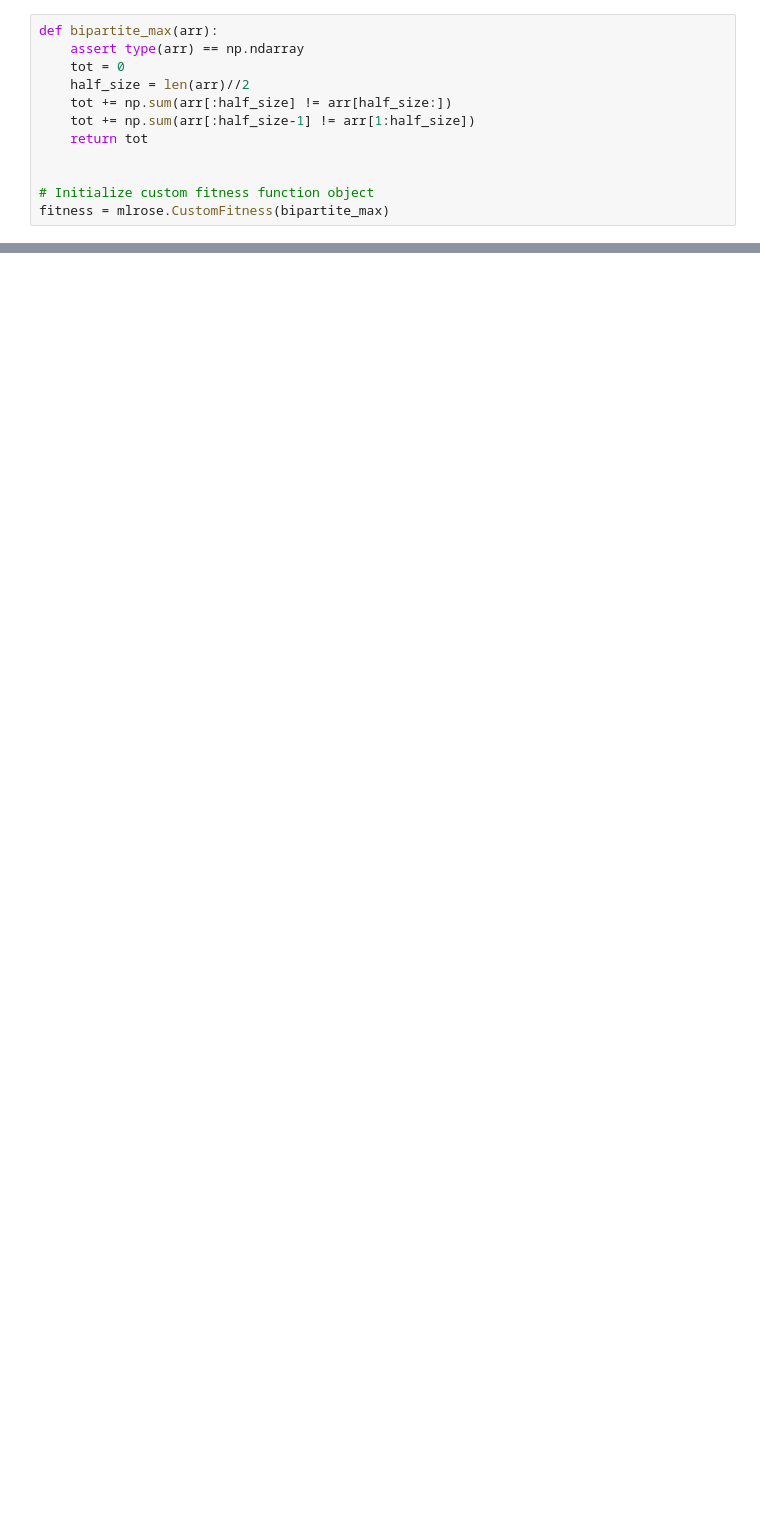
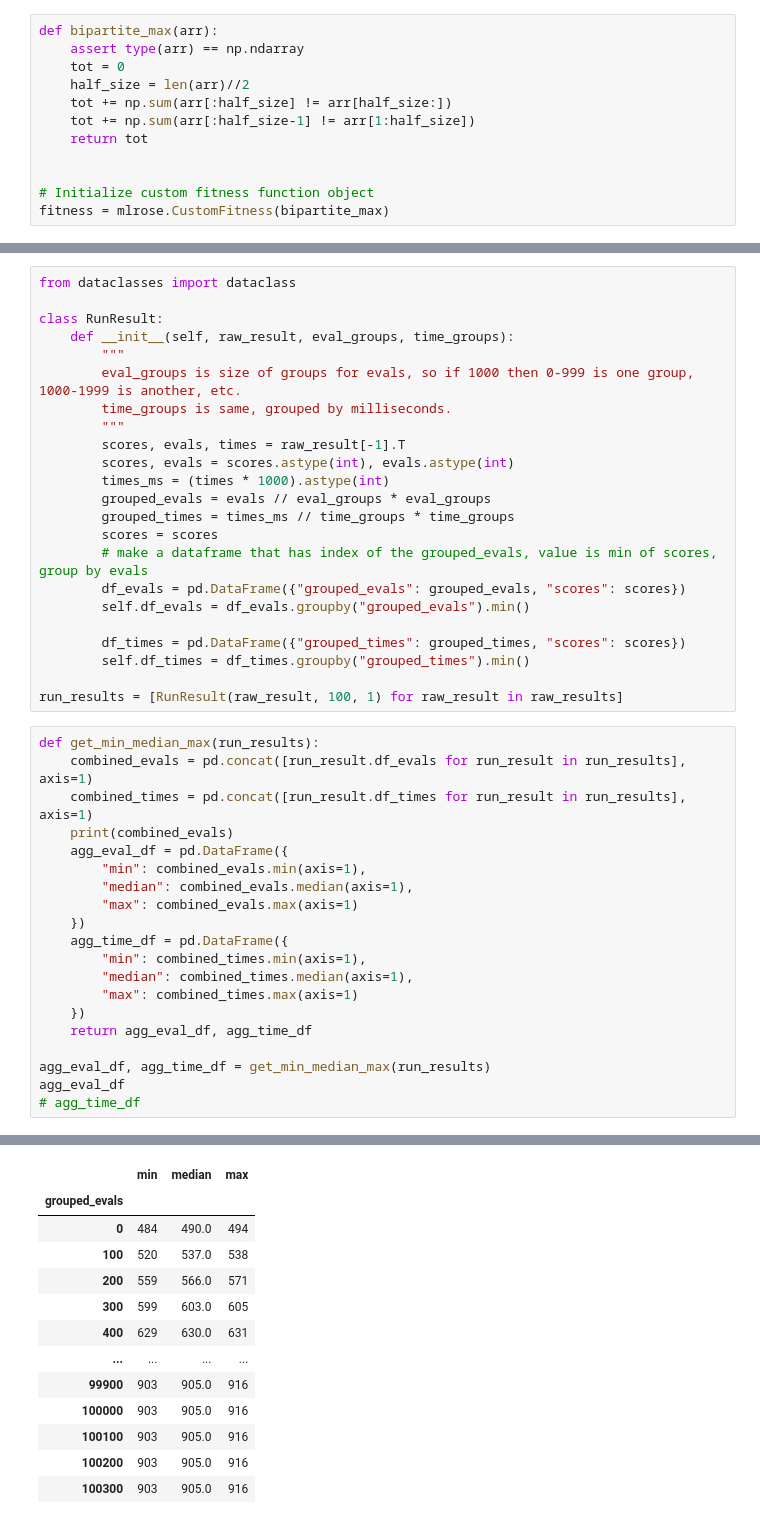
Before and after one commit to MatthewCaseres/mlrose, a Jupyter notebook: fmaxk.ipynb, the cells around one changed output, grey strips where cells are left out. Saved outputs shown, nothing was run; the diff lists cells and outputs as text; blank space fills up the shorter version.

```diff
--- a/fmaxk.ipynb
+++ b/fmaxk.ipynb
@@ -102,0 +118,44 @@ mlrose.random_hill_climb(problem, curve=True, max_attempts=100_0000, max_iters=1
+# %%
+from dataclasses import dataclass
+
+class RunResult:
+    def __init__(self, raw_result, eval_groups, time_groups):
+        """
+        eval_groups is size of groups for evals, so if 1000 then 0-999 is one group, 1000-1999 is another, etc.
+        time_groups is same, grouped by milliseconds.
+        """
+        scores, evals, times = raw_result[-1].T
+        scores, evals = scores.astype(int), evals.astype(int)
+        times_ms = (times * 1000).astype(int)
+        grouped_evals = evals // eval_groups * eval_groups
+        grouped_times = times_ms // time_groups * time_groups
+        scores = scores
+        # make a dataframe that has index of the grouped_evals, value is min of scores, group by evals
+        df_evals = pd.DataFrame({"grouped_evals": grouped_evals, "scores": scores})
+        self.df_evals = df_evals.groupby("grouped_evals").min()
+
+        df_times = pd.DataFrame({"grouped_times": grouped_times, "scores": scores})
+        self.df_times = df_times.groupby("grouped_times").min()
+
+run_results = [RunResult(raw_result, 100, 1) for raw_result in raw_results]
+# %%
+def get_min_median_max(run_results):
+    combined_evals = pd.concat([run_result.df_evals for run_result in run_results], axis=1)
+    combined_times = pd.concat([run_result.df_times for run_result in run_results], axis=1)
+    print(combined_evals)
+    agg_eval_df = pd.DataFrame({
+        "min": combined_evals.min(axis=1),
+        "median": combined_evals.median(axis=1),
+        "max": combined_evals.max(axis=1)
+    })
+    agg_time_df = pd.DataFrame({
+        "min": combined_times.min(axis=1),
+        "median": combined_times.median(axis=1),
+        "max": combined_times.max(axis=1)
+    })
+    return agg_eval_df, agg_time_df
+
+agg_eval_df, agg_time_df = get_min_median_max(run_results)
+agg_eval_df
+# agg_time_df
+# %% [output]
@@ -102,0 +177,13 @@ mlrose.random_hill_climb(problem, curve=True, max_attempts=100_0000, max_iters=1
+|  | min | median | max |
+| grouped_evals |  |  |  |
+| 0 | 484 | 490.0 | 494 |
+| 100 | 520 | 537.0 | 538 |
+| 200 | 559 | 566.0 | 571 |
+| 300 | 599 | 603.0 | 605 |
+| 400 | 629 | 630.0 | 631 |
+| ... | ... | ... | ... |
+| 99900 | 903 | 905.0 | 916 |
+| 100000 | 903 | 905.0 | 916 |
+| 100100 | 903 | 905.0 | 916 |
+| 100200 | 903 | 905.0 | 916 |
+| 100300 | 903 | 905.0 | 916 |
```
Also changed, not shown: parts of 9 cells of this notebook, 4 other files.
